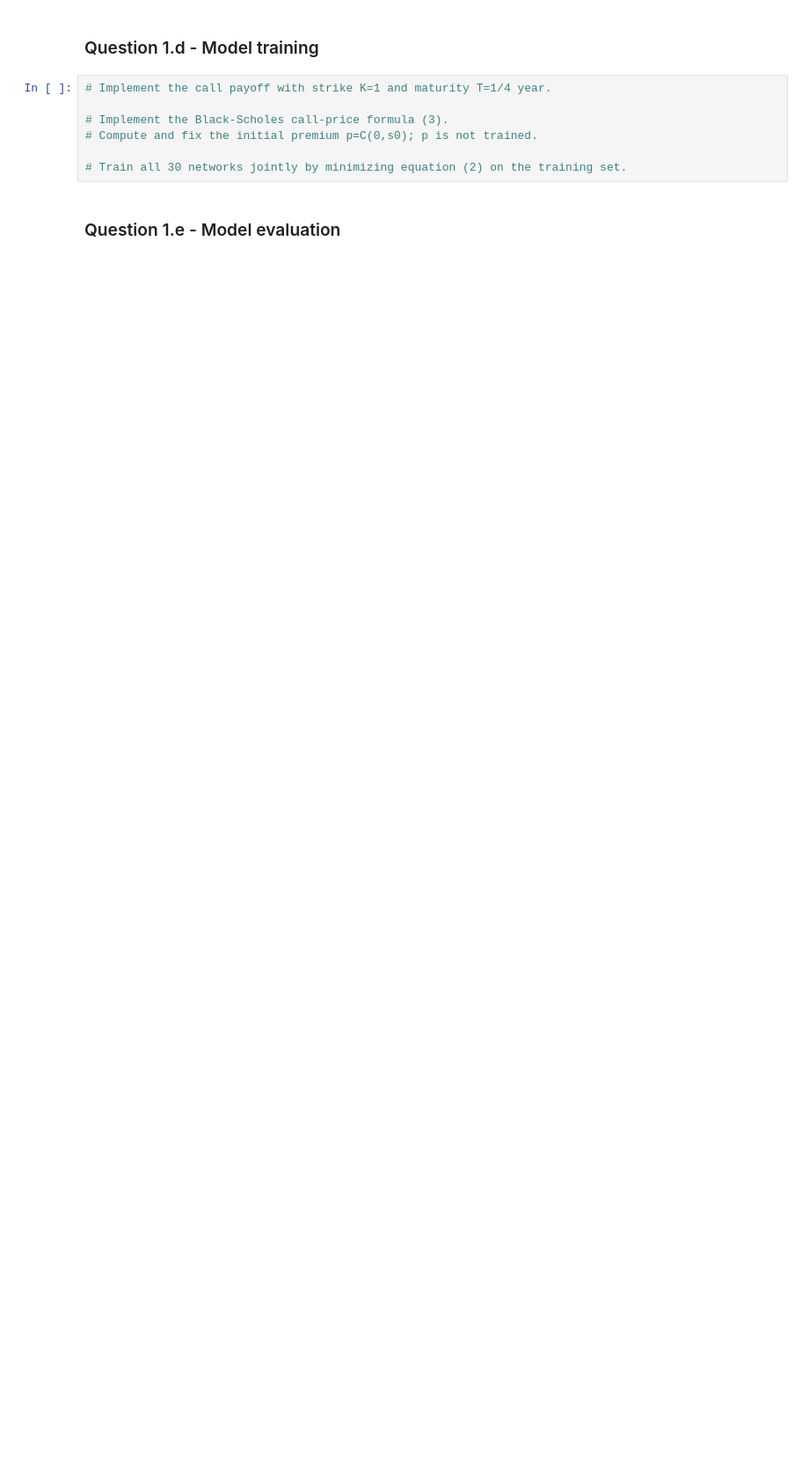
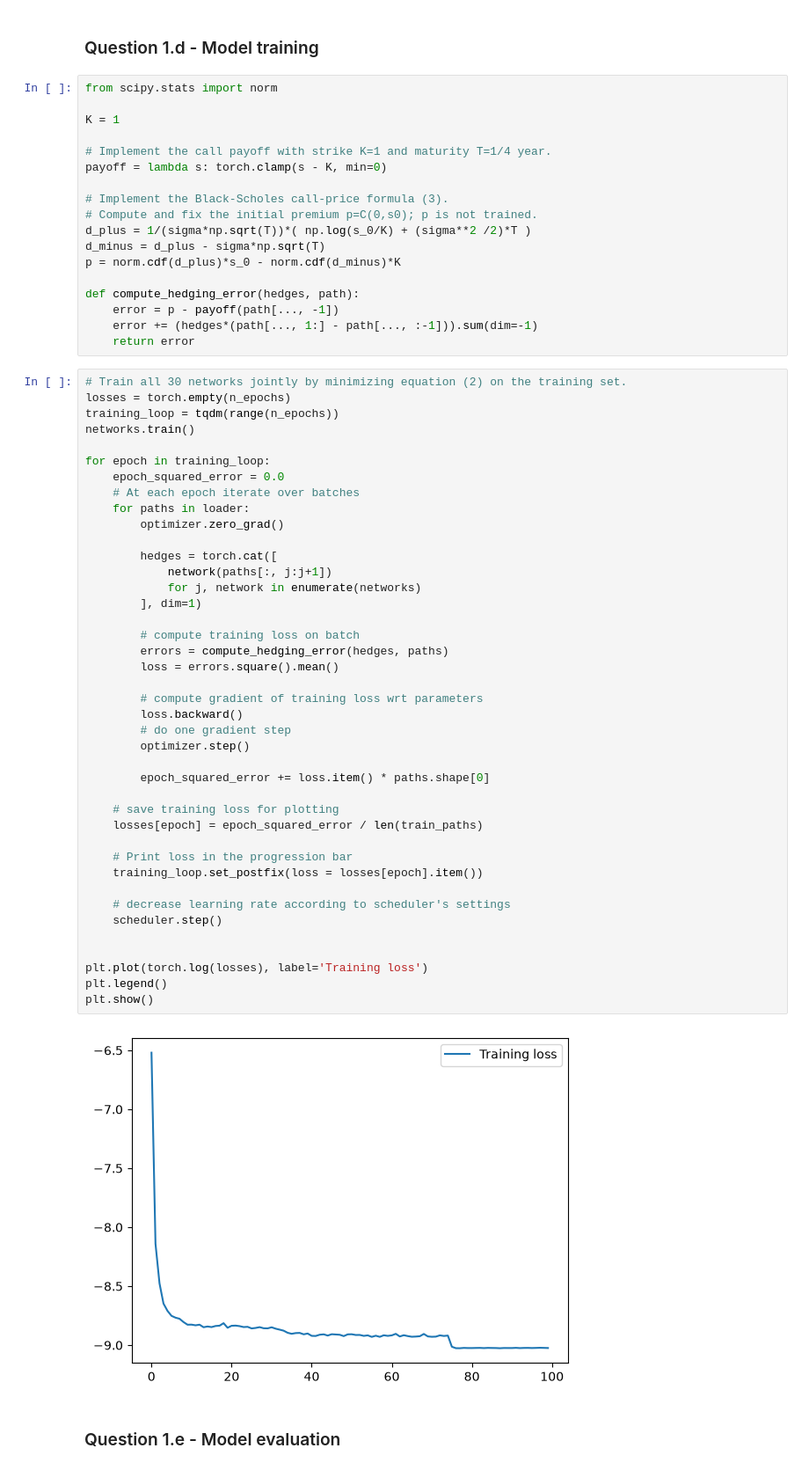
Before and after one commit to clorc/mlfi_projects_hs26, a Jupyter notebook: proj_3_deep_hedging/template3.ipynb, the cells around one changed output. Shown at 88% size. Cells and saved outputs as stored; diff of their text form; blank space fills up the shorter version.

```diff
--- a/proj_3_deep_hedging/template3.ipynb
+++ b/proj_3_deep_hedging/template3.ipynb
@@ -110,12 +113,66 @@ loader = DataLoader(dataset, batch_size=batch_size, shuffle=True)
 # %% [markdown]
 ### Question 1.d - Model training
 # %%
+from scipy.stats import norm
+
+K = 1
+
 # Implement the call payoff with strike K=1 and maturity T=1/4 year.
+payoff = lambda s: torch.clamp(s - K, min=0)
 
 # Implement the Black-Scholes call-price formula (3).
 # Compute and fix the initial premium p=C(0,s0); p is not trained.
+d_plus = 1/(sigma*np.sqrt(T))*( np.log(s_0/K) + (sigma**2 /2)*T )
+d_minus = d_plus - sigma*np.sqrt(T)
+p = norm.cdf(d_plus)*s_0 - norm.cdf(d_minus)*K
 
-# Train all 30 networks jointly by minimizing equation (2) on the training set.
+def compute_hedging_error(hedges, path):
+    error = p - payoff(path[..., -1])
+    error += (hedges*(path[..., 1:] - path[..., :-1])).sum(dim=-1)
+    return error
+# %%
+# Train all 30 networks jointly by minimizing equation (2) on the training set.
+losses = torch.empty(n_epochs)
+training_loop = tqdm(range(n_epochs))
+networks.train()
+
+for epoch in training_loop:
+    epoch_squared_error = 0.0
+    # At each epoch iterate over batches
+    for paths in loader:
+        optimizer.zero_grad()
+
+        hedges = torch.cat([
+            network(paths[:, j:j+1])
+            for j, network in enumerate(networks)
+        ], dim=1)
+
+        # compute training loss on batch
+        errors = compute_hedging_error(hedges, paths)
+        loss = errors.square().mean()
+
+        # compute gradient of training loss wrt parameters
+        loss.backward()
+        # do one gradient step
+        optimizer.step()
+
+        epoch_squared_error += loss.item() * paths.shape[0]
+
+    # save training loss for plotting
+    losses[epoch] = epoch_squared_error / len(train_paths)
+
+    # Print loss in the progression bar
+    training_loop.set_postfix(loss = losses[epoch].item())
+
+    # decrease learning rate according to scheduler's settings
+    scheduler.step()
+
+
+plt.plot(torch.log(losses), label='Training loss')
+plt.legend()
+plt.show()
+# %% [output]
+[figure, added]
 # %% [markdown]
 ### Question 1.e - Model evaluation
 # %%
```
Also changed, not shown: parts of 14 cells of this notebook.
